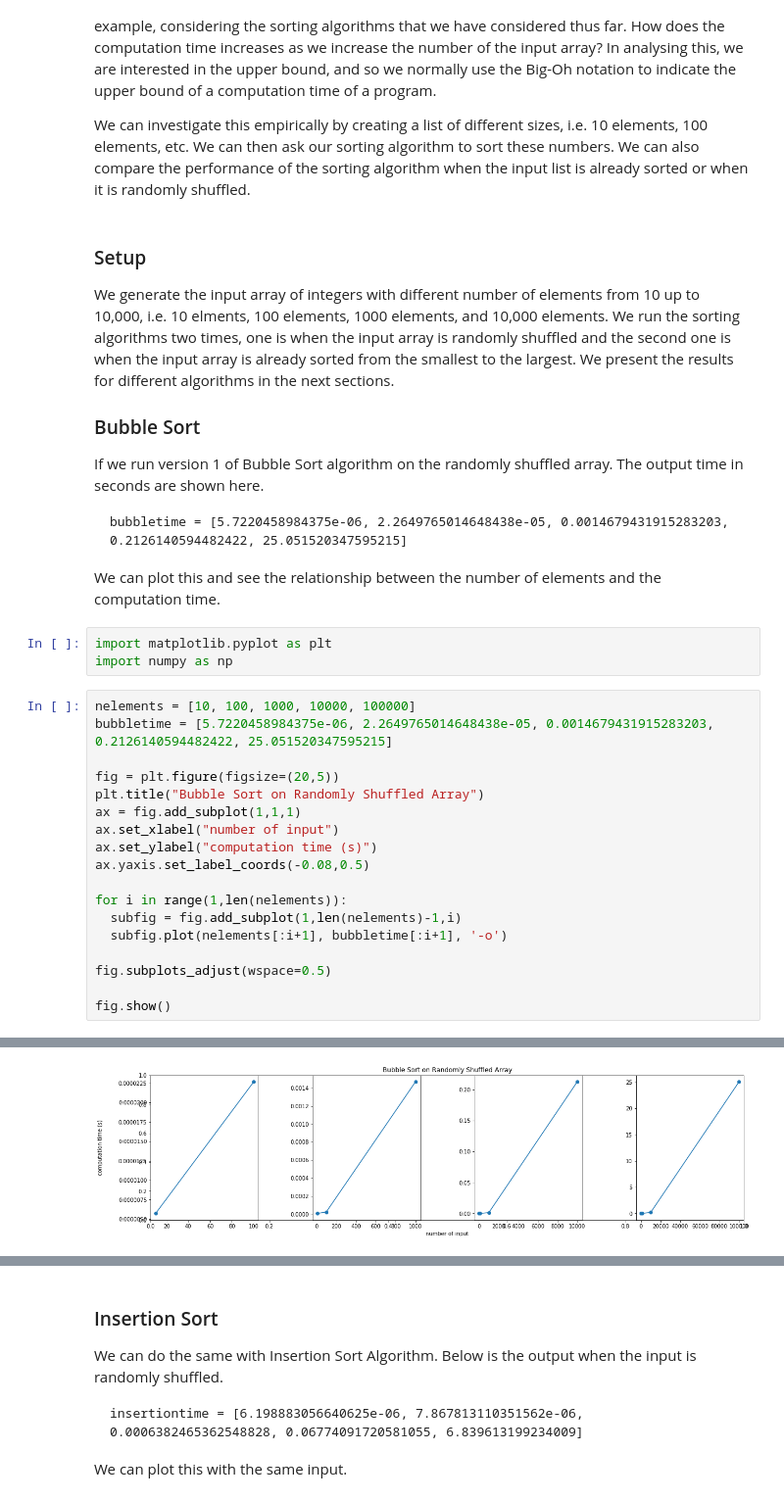
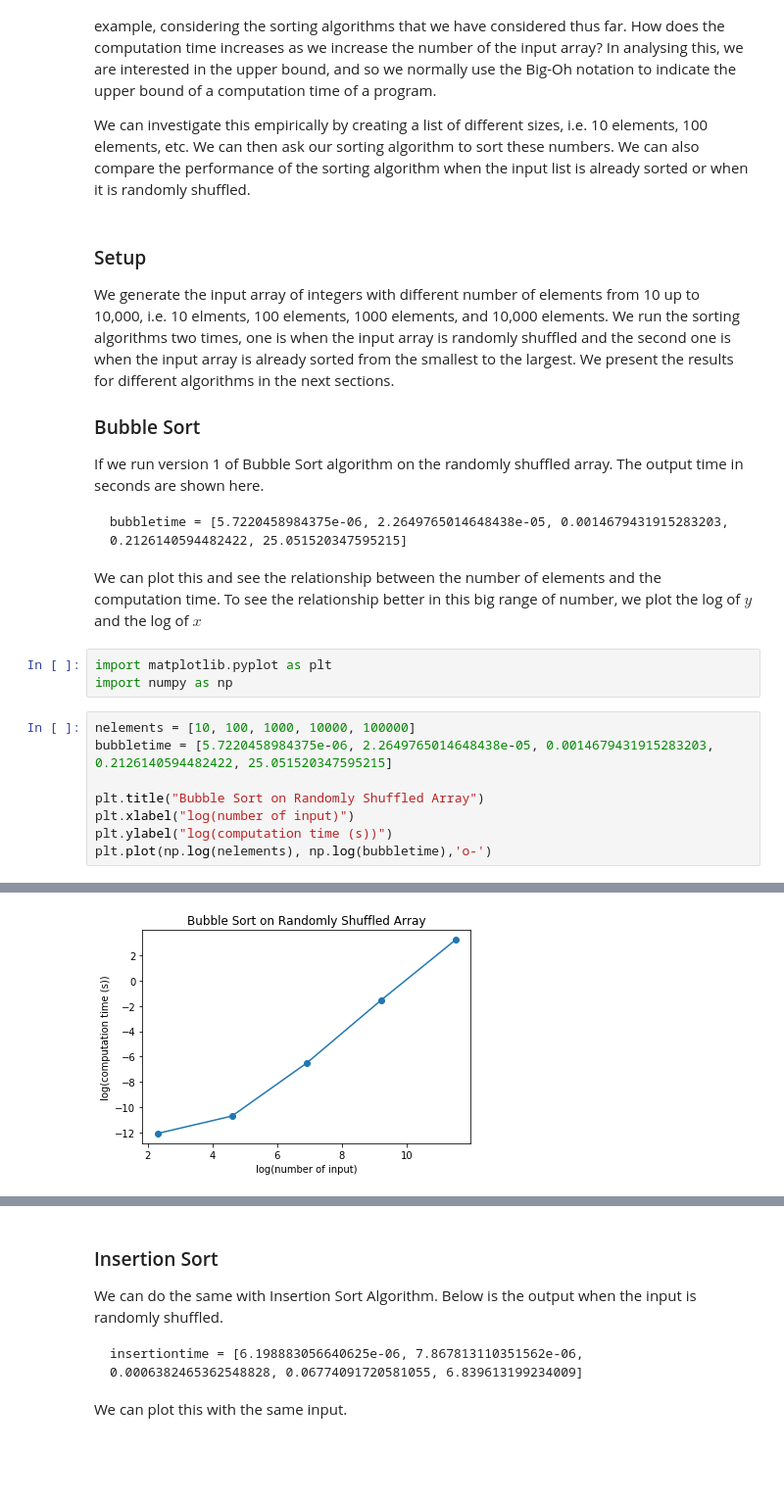
Before and after one commit to Data-Driven-World/d2w_ml_notes, a Jupyter notebook: ComputationTime.ipynb, the cells around one changed output, grey strips where cells are left out. Shown: that part at 98% size. Cells and saved outputs as stored; diff of their text form; blank space fills up the shorter version.

Commit message:
Change plotting functions.

````diff
--- a/ComputationTime.ipynb
+++ b/ComputationTime.ipynb
@@ -165,7 +165,7 @@ If we run version 1 of Bubble Sort algorithm on the randomly shuffled array. The
 bubbletime = [5.7220458984375e-06, 2.2649765014648438e-05, 0.0014679431915283203, 0.2126140594482422, 25.051520347595215]
 ```
 
-We can plot this and see the relationship between the number of elements and the computation time.
+We can plot this and see the relationship between the number of elements and the computation time. To see the relationship better in this big range of number, we plot the log of $y$ and the log of $x$
 # %%
 import matplotlib.pyplot as plt
 import numpy as np
@@ -173,18 +173,8 @@ import numpy as np
 nelements = [10, 100, 1000, 10000, 100000]
 bubbletime = [5.7220458984375e-06, 2.2649765014648438e-05, 0.0014679431915283203, 0.2126140594482422, 25.051520347595215]
 
-fig = plt.figure(figsize=(20,5))
 plt.title("Bubble Sort on Randomly Shuffled Array")
-ax = fig.add_subplot(1,1,1)
-ax.set_xlabel("number of input")
-ax.set_ylabel("computation time (s)")
-ax.yaxis.set_label_coords(-0.08,0.5)
-
-for i in range(1,len(nelements)):
-  subfig = fig.add_subplot(1,len(nelements)-1,i)
-  subfig.plot(nelements[:i+1], bubbletime[:i+1], '-o')
-
-fig.subplots_adjust(wspace=0.5)
-
-fig.show()
+plt.xlabel("log(number of input)")
+plt.ylabel("log(computation time (s))")
+plt.plot(np.log(nelements), np.log(bubbletime),'o-')
 # %% [output]
@@ -193 +182 @@ Adding an axes using the same arguments as a previous axes currently reuses the
-[figure, old version]
+[figure, new version]
````
Also changed, not shown: parts of 20 cells of this notebook.
